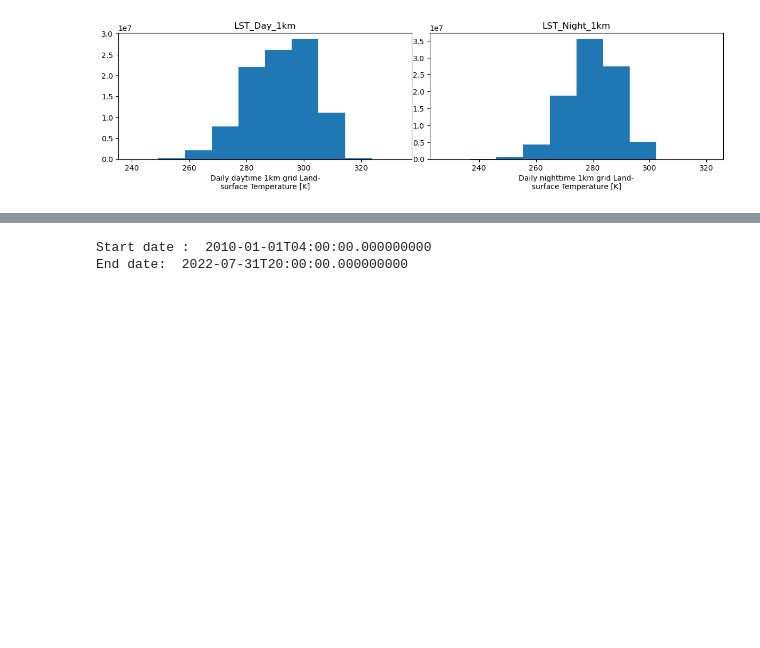
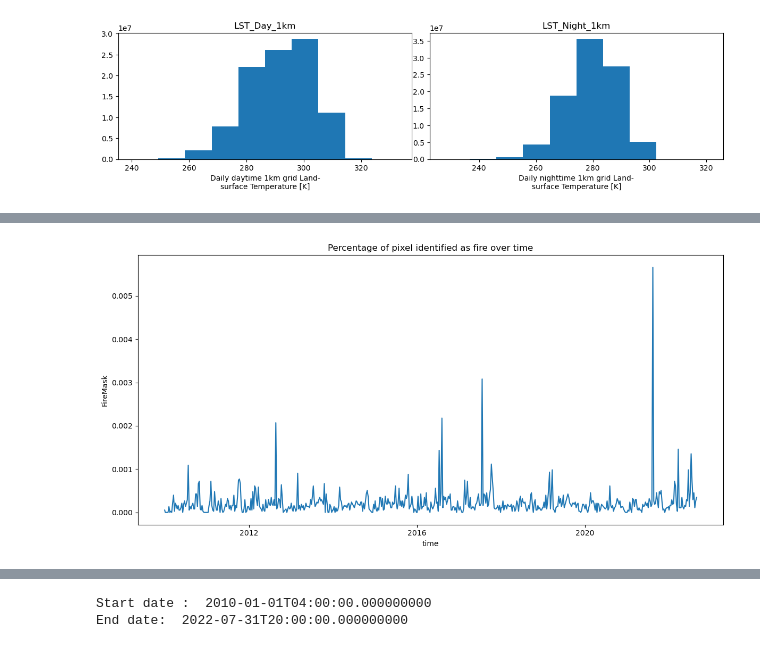
Before and after one commit to Sliders122/wildfire, a Jupyter notebook: src/Inspect_raw_data.ipynb, the cells around one changed output, grey strips where cells are left out. Cells and saved outputs as stored; diff of their text form; code cells hidden in the pictures; blank space fills up the shorter version.

Commit message:
Inspection of Fire mak and burndate

```diff
--- a/src/Inspect_raw_data.ipynb
+++ b/src/Inspect_raw_data.ipynb
@@ -52,6 +52,9 @@ evap = xr.open_dataset(path_data +'Raw_Evap_8D_500m.nc')
 era = xr.open_dataset(path_data +'Raw_weather_4H_9km.nc')
 lst_night = xr.open_dataset(path_data +'Raw_LST_Night_1D_1km.nc')
 lst_day = xr.open_dataset(path_data +'Raw_LST_Day_1D_1km.nc')
+active_fire = xr.open_dataset(path_data +'Raw_ActiveFire_500m.nc')
+burn_mask = xr.open_dataset(path_data +'Raw_BurnMask_1km.nc')
+fwi = xr.open_mfdataset(path_data+'/Raw_Fwi/*.nc', combine='by_coords')
 # %% [markdown]
 ## Description of the datasets
 # %% [markdown]
@@ -600,0 +788,12 @@ plt.show()
+# %%
+# Plot the percentage of fire
+plt.rcParams["figure.figsize"] = [12, 6]
+plt.rcParams["figure.autolayout"] = True
+
+plt.subplot(1,1,1)
+(burn_mask['FireMask'].where(burn_mask['FireMask']>=7).count(dim=['ydim','xdim'])/burn_mask['FireMask'].count(dim=['ydim','xdim'])).plot()
+plt.title("Percentage of pixel identified as fire over time")
+
+plt.show()
+# %% [output]
+[figure, added]
```
Also changed, not shown: parts of 16 cells of this notebook.
